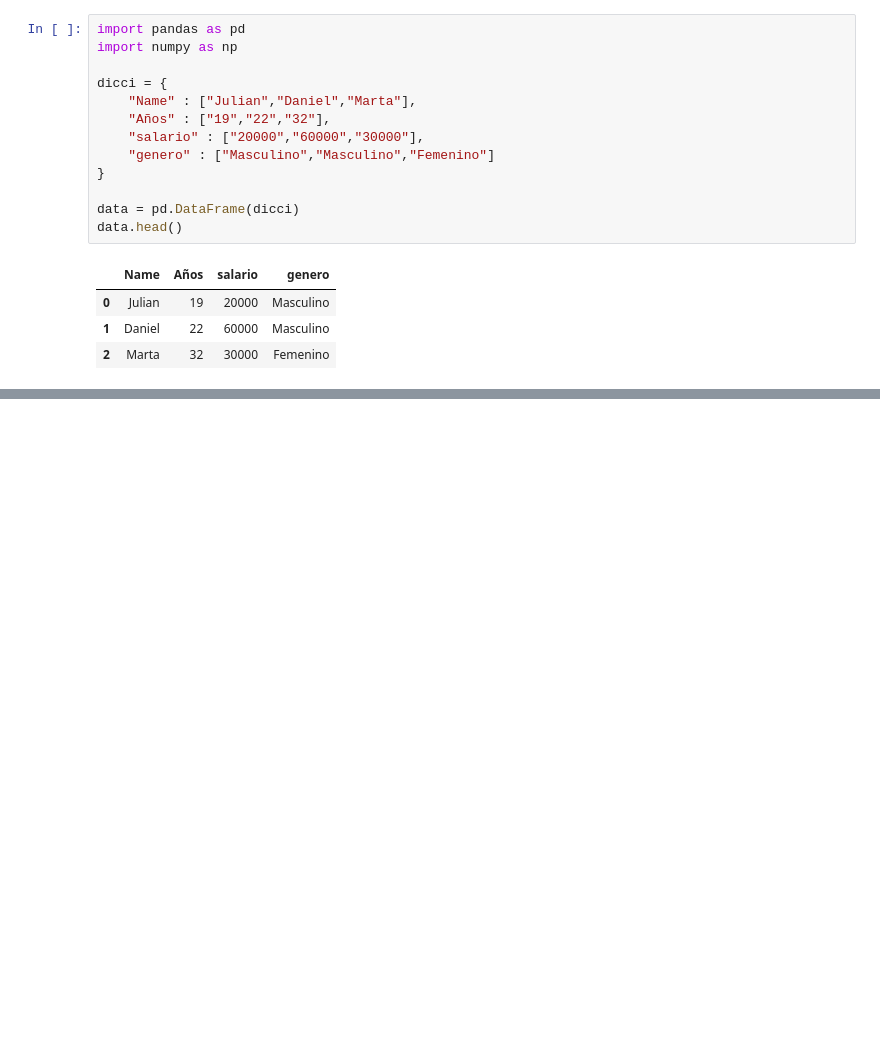
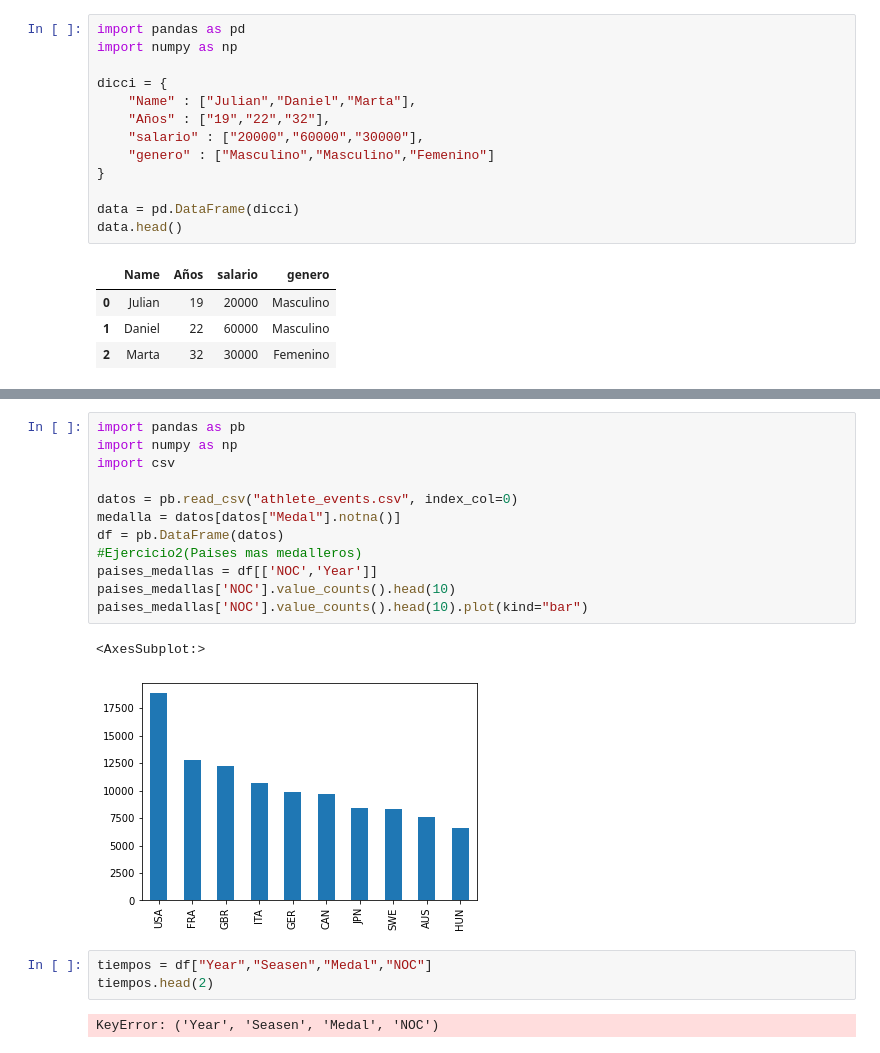
Before and after one commit to DanielCamposNeo/lesson-One, a Jupyter notebook: pruebas.ipynb, the cells around one changed output, grey strips where cells are left out. Cells and saved outputs as stored; diff of their text form; blank space fills up the shorter version.

```diff
--- a/pruebas.ipynb
+++ b/pruebas.ipynb
@@ -2500,0 +3155,20 @@ correlacion.style.background_gradient(cmap='coolwarm')
+# %%
+import pandas as pb
+import numpy as np
+import csv
+
+datos = pb.read_csv("athlete_events.csv", index_col=0)
+medalla = datos[datos["Medal"].notna()]
+df = pb.DataFrame(datos)
+#Ejercicio2(Paises mas medalleros)
+paises_medallas = df[['NOC','Year']]
+paises_medallas['NOC'].value_counts().head(10)
+paises_medallas['NOC'].value_counts().head(10).plot(kind="bar")
+# %% [output]
+<AxesSubplot:>
+[figure, added]
+# %%
+tiempos = df["Year","Seasen","Medal","NOC"]
+tiempos.head(2)
+# %% [output]
+KeyError: ('Year', 'Seasen', 'Medal', 'NOC')
```
Also changed, not shown: parts of 240 cells of this notebook.
